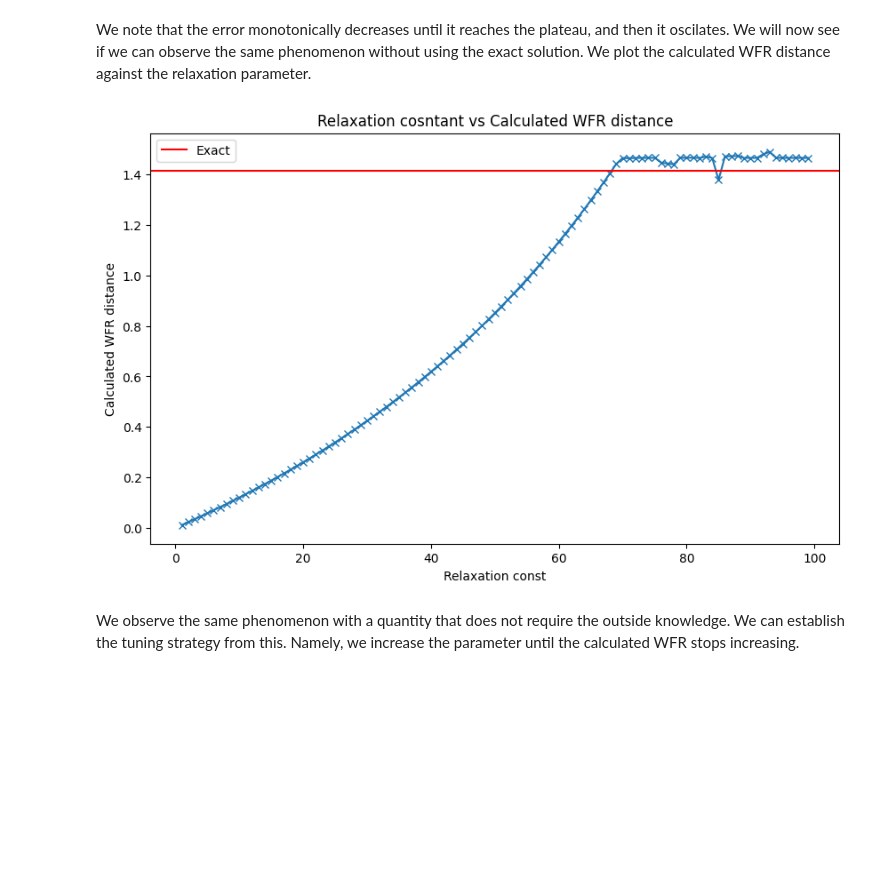
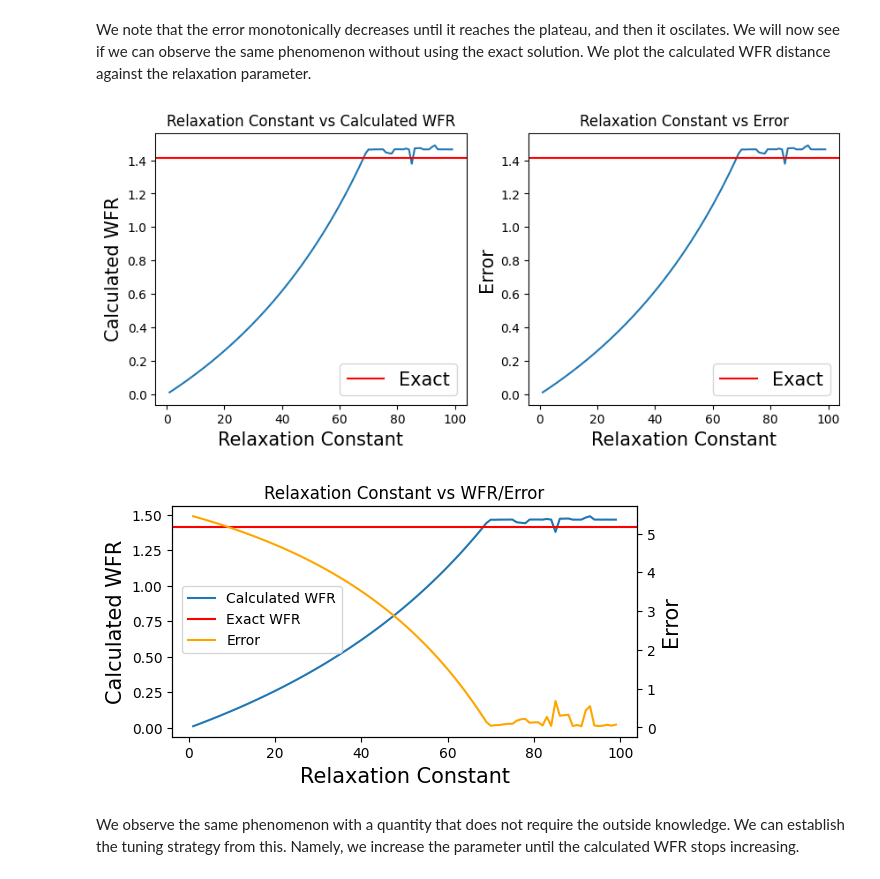
Before and after one commit to mao1756/pdot, a Jupyter notebook: exploratory/wfr_unconstrained_test.ipynb, the cells around one changed output. Saved outputs shown, nothing was run; the diff lists cells and outputs as text; code cells hidden in the pictures; blank space fills up the shorter version.

```diff
--- a/exploratory/wfr_unconstrained_test.ipynb
+++ b/exploratory/wfr_unconstrained_test.ipynb
@@ -208,32 +212,55 @@ We note that the error monotonically decreases until it reaches the plateau, and
 # %%
 T = 10
 N = 10
 p1 = np.ones(N)
 p2 = 4*p1
 
 rels = np.arange(1,100,1)
 wfrs = []
+errors = []
 
 t = np.linspace(0, 1, T+1)
 exact = (t+1)**2
 
 for rel in rels:
     wfr, p, v, z = wfr_grid_scipy(p1, p2, delta=1, rel=rel, T=T)
     wfrs.append(float(wfr))
+    errors.append(np.linalg.norm(p[:, 0]-exact))
 
 # Plotting
-plt.figure(figsize=(10, 6))
+fig, (ax1, ax2) = plt.subplots(1, 2, figsize=(10, 4))
 
-plt.plot(rels, wfrs, marker = 'x')
-plt.axhline(y=np.sqrt(2), color='r', linestyle='-', label = 'Exact')
-
-plt.xlabel('Relaxation const')
-plt.ylabel('Calculated WFR distance')
-plt.title('Relaxation cosntant vs Calculated WFR distance')
-plt.legend()
+ax1.plot(rels, wfrs)
+ax1.axhline(y=np.sqrt(2), color='r', linestyle='-', label = 'Exact')
+ax1.set_xlabel('Relaxation Constant', fontsize = '15')
+ax1.set_ylabel('Calculated WFR', fontsize = '15')
+ax1.set_title('Relaxation Constant vs Calculated WFR')
+ax1.legend(fontsize='15')
+ax2.plot(rels, wfrs)
+ax2.axhline(y=np.sqrt(2), color='r', linestyle='-', label = 'Exact')
+ax2.set_xlabel('Relaxation Constant', fontsize = '15')
+ax2.set_ylabel('Error', fontsize = '15')
+ax2.set_title('Relaxation Constant vs Error')
+ax2.legend(fontsize='15')
 plt.show()
 # %% [output]
-[figure, old version]
+[figure, new version]
+# %%
+# Plotting
+fig, ax1 = plt.subplots(figsize=(6, 3))
+
+ax1.plot(rels, wfrs, label='Calculated WFR')
+ax1.axhline(y=np.sqrt(2), color='r', linestyle='-', label = 'Exact WFR')
+ax1.set_xlabel('Relaxation Constant', fontsize = '15')
+ax1.set_ylabel('Calculated WFR', fontsize = '15')
+ax1.set_title('Relaxation Constant vs WFR/Error')
+ax2 = ax1.twinx()
+ax2.plot(rels, errors, color = 'orange', label = 'Error')
+ax2.set_ylabel('Error', fontsize = '15')
+fig.legend(loc ='center left', bbox_to_anchor = (0.13,0.5))
+plt.show()
+# %% [output]
+[figure, added]
 # %% [markdown]
 We observe the same phenomenon with a quantity that does not require the outside knowledge. We can establish the tuning strategy from this. Namely, we increase the parameter until the calculated WFR stops increasing.
 # %% [markdown]
```
Also changed, not shown: parts of 18 cells of this notebook, 1 other file.
